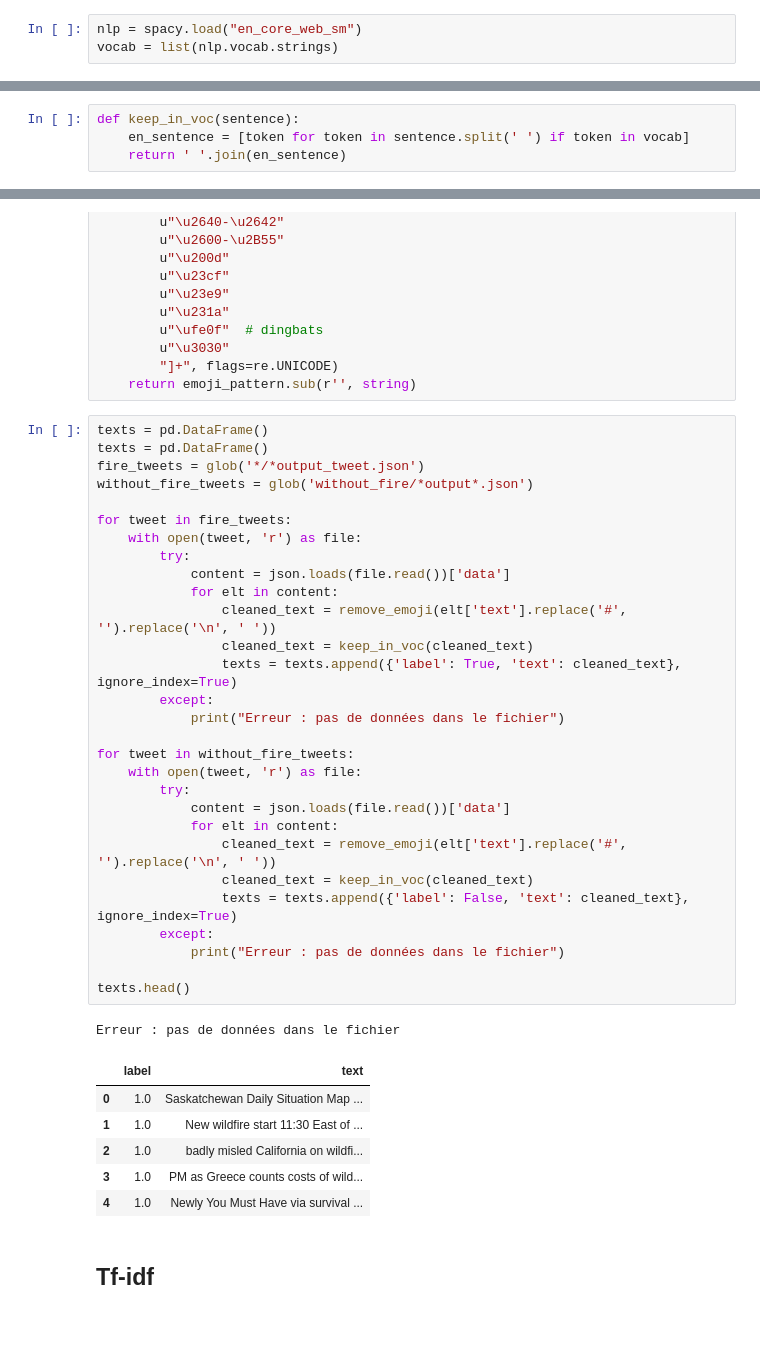
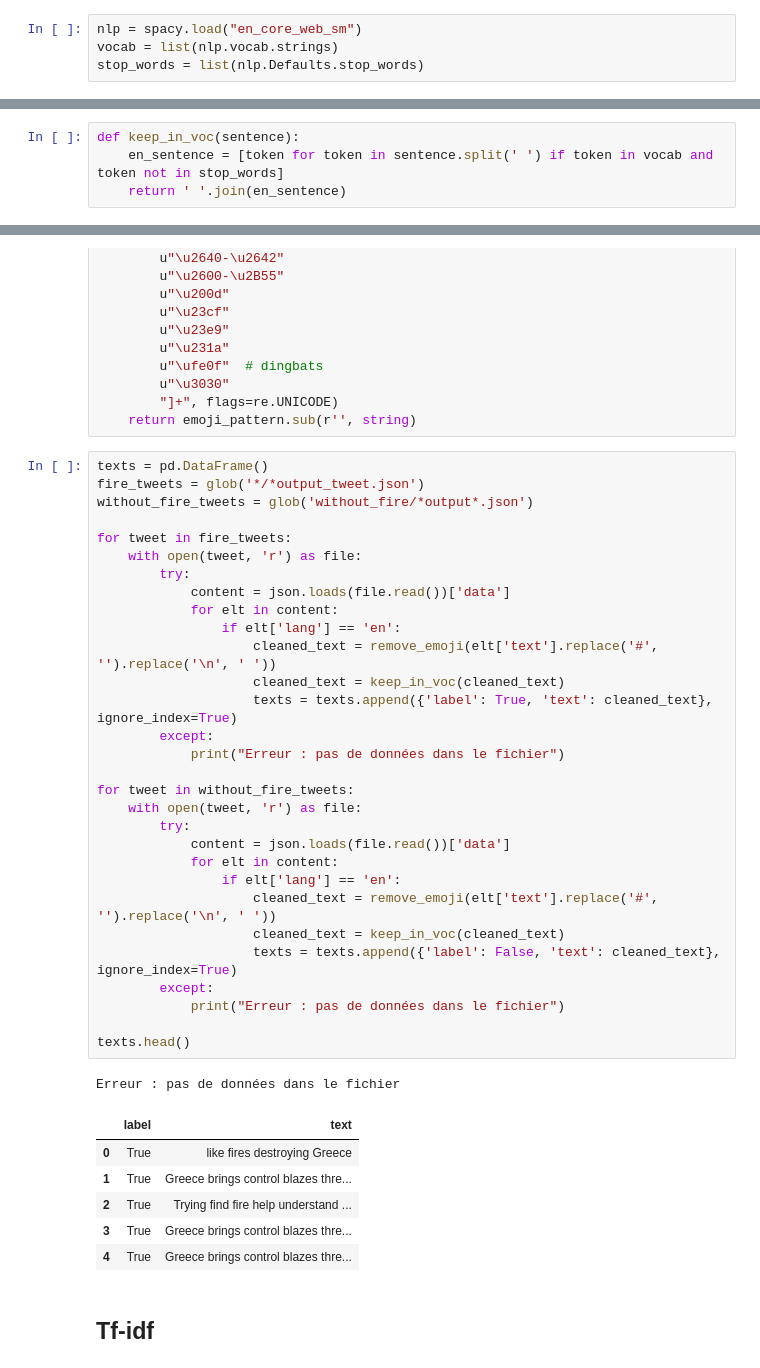
Before and after one commit to ArnaudMarcel/Altanoveo, a Jupyter notebook: altanoveo.ipynb, the cells around one changed output, grey strips where cells are left out. Drawn from its saved outputs; the diff is of its cells as text; blank space fills up the shorter version.

```diff
--- a/altanoveo.ipynb
+++ b/altanoveo.ipynb
@@ -16,11 +22,12 @@ from sklearn.model_selection import train_test_split
 # %%
 nlp = spacy.load("en_core_web_sm")
 vocab = list(nlp.vocab.strings)
+stop_words = list(nlp.Defaults.stop_words)
 # %% [markdown]
 ## Fonction de vérification du vocabulaire
 # %%
 def keep_in_voc(sentence):
-    en_sentence = [token for token in sentence.split(' ') if token in vocab]
+    en_sentence = [token for token in sentence.split(' ') if token in vocab and token not in stop_words]
     return ' '.join(en_sentence)
 # %% [markdown]
 ## Importation des données
@@ -50,42 +57,43 @@ def remove_emoji(string):
         "]+", flags=re.UNICODE)
     return emoji_pattern.sub(r'', string)
 # %%
-texts = pd.DataFrame()
 texts = pd.DataFrame()
 fire_tweets = glob('*/*output_tweet.json')
 without_fire_tweets = glob('without_fire/*output*.json')
 
 for tweet in fire_tweets:
     with open(tweet, 'r') as file:
         try:
             content = json.loads(file.read())['data']
             for elt in content:
-                cleaned_text = remove_emoji(elt['text'].replace('#', '').replace('\n', ' '))
-                cleaned_text = keep_in_voc(cleaned_text)
-                texts = texts.append({'label': True, 'text': cleaned_text}, ignore_index=True)
+                if elt['lang'] == 'en':
+                    cleaned_text = remove_emoji(elt['text'].replace('#', '').replace('\n', ' '))
+                    cleaned_text = keep_in_voc(cleaned_text)
+                    texts = texts.append({'label': True, 'text': cleaned_text}, ignore_index=True)
         except:
             print("Erreur : pas de données dans le fichier")
 
 for tweet in without_fire_tweets:
     with open(tweet, 'r') as file:
         try:
             content = json.loads(file.read())['data']
             for elt in content:
-                cleaned_text = remove_emoji(elt['text'].replace('#', '').replace('\n', ' '))
-                cleaned_text = keep_in_voc(cleaned_text)
-                texts = texts.append({'label': False, 'text': cleaned_text}, ignore_index=True)
+                if elt['lang'] == 'en':
+                    cleaned_text = remove_emoji(elt['text'].replace('#', '').replace('\n', ' '))
+                    cleaned_text = keep_in_voc(cleaned_text)
+                    texts = texts.append({'label': False, 'text': cleaned_text}, ignore_index=True)
         except:
             print("Erreur : pas de données dans le fichier")
 
 texts.head()
 # %% [output]
 Erreur : pas de données dans le fichier
 |  | label | text |
-| 0 | 1.0 | Saskatchewan Daily Situation Map ... |
-| 1 | 1.0 | New wildfire start 11:30 East of ... |
-| 2 | 1.0 | badly misled California on wildfi... |
-| 3 | 1.0 | PM as Greece counts costs of wild... |
-| 4 | 1.0 | Newly You Must Have via survival ... |
+| 0 | True | like fires destroying Greece |
+| 1 | True | Greece brings control blazes thre... |
+| 2 | True | Trying find fire help understand ... |
+| 3 | True | Greece brings control blazes thre... |
+| 4 | True | Greece brings control blazes thre... |
 # %% [markdown]
 ## Tf-idf
 # %%
```
Also changed, not shown: parts of 12 cells of this notebook, 12 other files.
